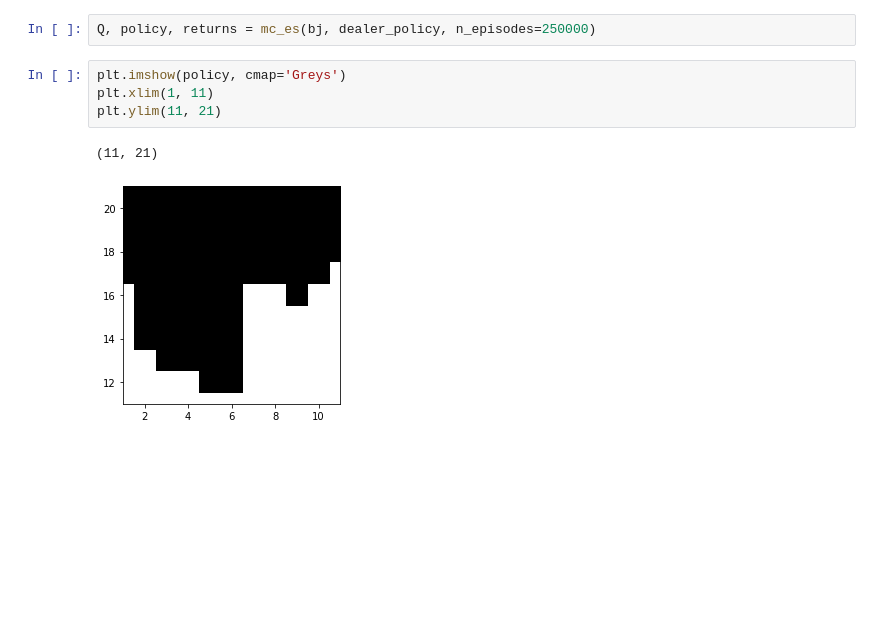
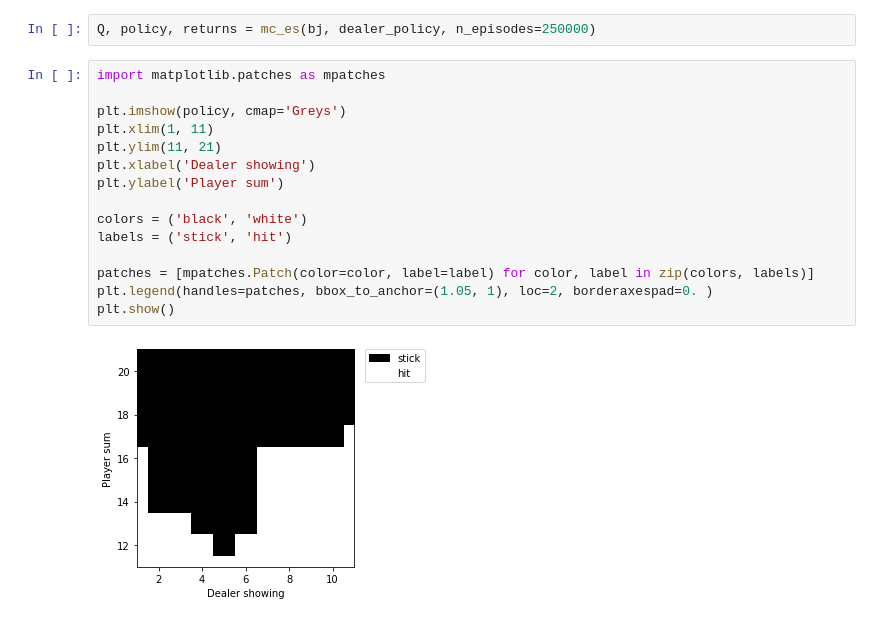
Before and after one commit to 8horn/reinforcement-learning-book, a Jupyter notebook: Monte-Carlo-Methods.ipynb, the cells around one changed output. Cells and saved outputs as stored; diff of their text form; blank space fills up the shorter version.

Commit message:
legend for MC ES

```diff
--- a/Monte-Carlo-Methods.ipynb
+++ b/Monte-Carlo-Methods.ipynb
@@ -303,10 +302,20 @@ bj = Blackjack()
 dealer_policy = lambda x: 1 if x >= 17 else 0
 # %%
 Q, policy, returns = mc_es(bj, dealer_policy, n_episodes=250000)
-# %%
-plt.imshow(policy, cmap='Greys')
-plt.xlim(1, 11)
-plt.ylim(11, 21)
-# %% [output]
-(11, 21)
-[figure, removed]
+# %%
+import matplotlib.patches as mpatches
+
+plt.imshow(policy, cmap='Greys')
+plt.xlim(1, 11)
+plt.ylim(11, 21)
+plt.xlabel('Dealer showing')
+plt.ylabel('Player sum')
+
+colors = ('black', 'white')
+labels = ('stick', 'hit')
+
+patches = [mpatches.Patch(color=color, label=label) for color, label in zip(colors, labels)]
+plt.legend(handles=patches, bbox_to_anchor=(1.05, 1), loc=2, borderaxespad=0. )
+plt.show()
+# %% [output]
+[figure, added]
```
Also changed, not shown: parts of 8 cells of this notebook.
